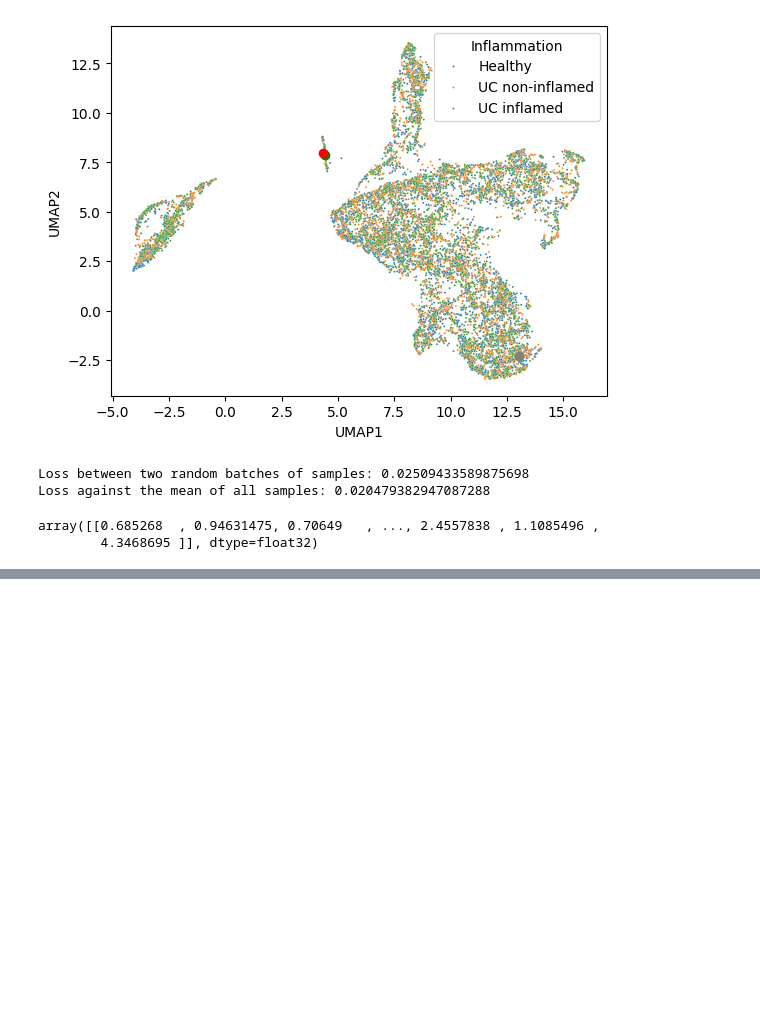
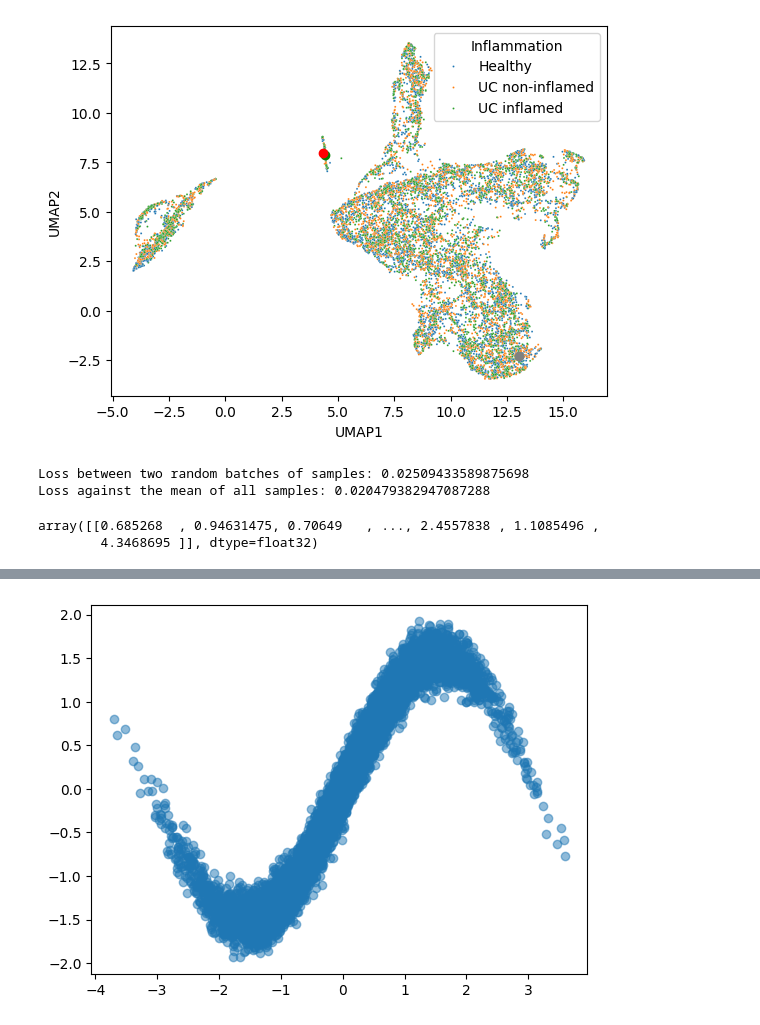
Before and after one commit to MaciejPiernik/virtual-cell-line, a Jupyter notebook: notebooks/playground.ipynb, the cells around one changed output, grey strips where cells are left out. Drawn from its saved outputs; the diff is of its cells as text; code cells hidden in the pictures; blank space fills up the shorter version.

```diff
--- a/notebooks/playground.ipynb
+++ b/notebooks/playground.ipynb
@@ -926,0 +1122,9 @@ array([[0.685268  , 0.94631475, 0.70649   , ..., 2.4557838 , 1.1085496 ,
+# %%
+# plot the dependencies
+import matplotlib.pyplot as plt
+
+gene_target = 0
+gene_source = dependencies['dependent_on'][gene_target]
+plt.scatter(df[f'gene_{gene_source}'], df[f'gene_{gene_target}'], alpha=0.5);
+# %% [output]
+[figure, added]
```
Also changed, not shown: parts of 9 cells of this notebook, 8 other files.
